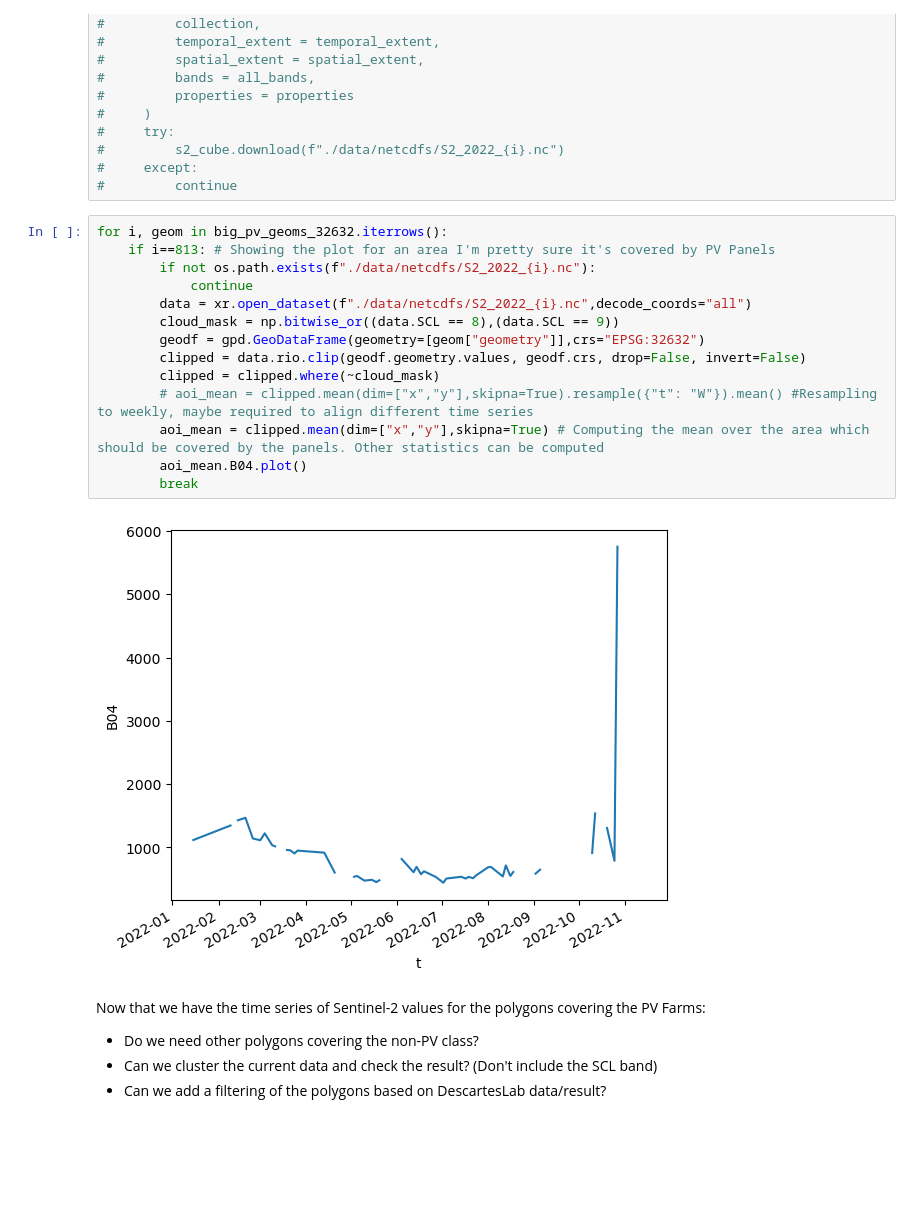
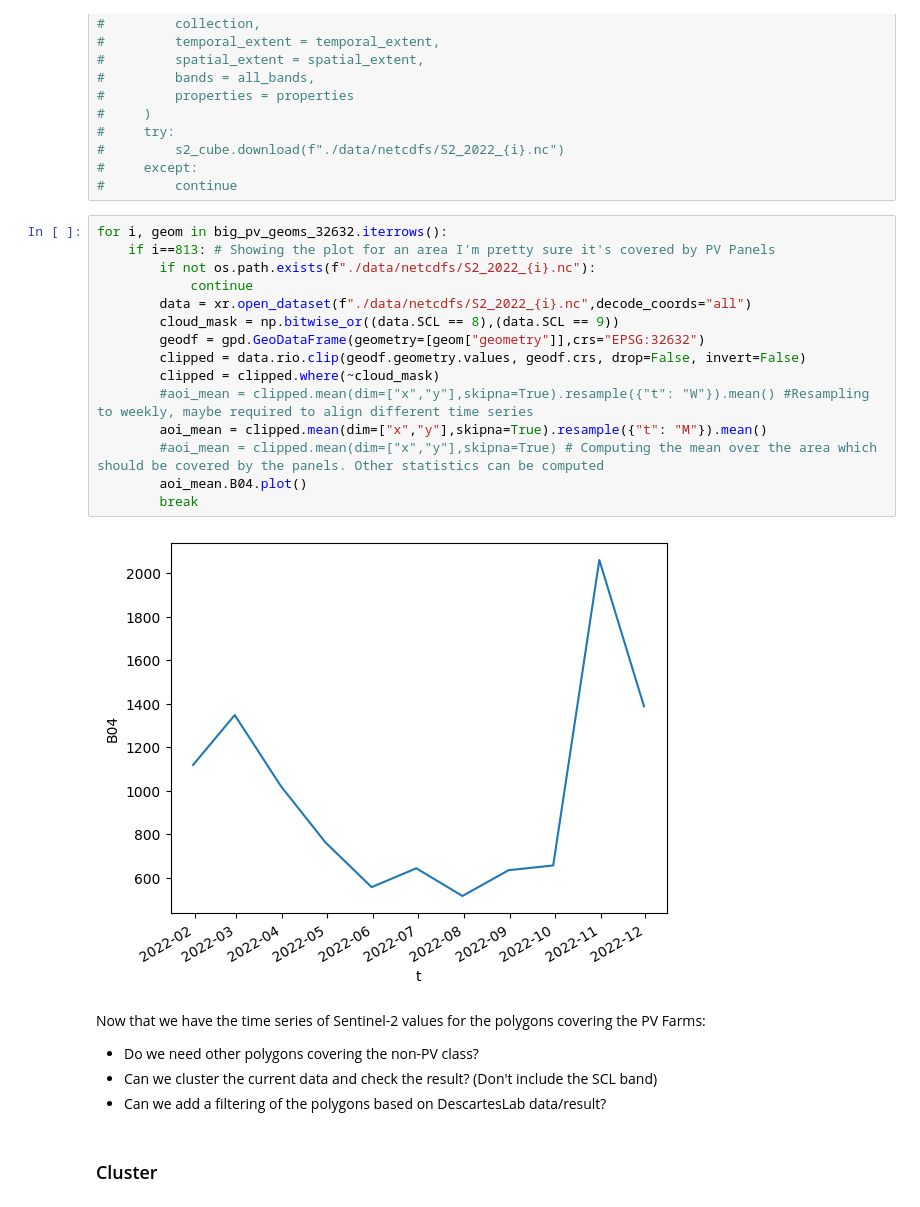
Before and after one commit to clausmichele/openEO_photovoltaic, a Jupyter notebook: openEO_data_retrieval.ipynb, the cells around one changed output. Cells and saved outputs as stored; diff of their text form; blank space fills up the shorter version.

Commit message:
Monthly and weekly clusters

```diff
--- a/openEO_data_retrieval.ipynb
+++ b/openEO_data_retrieval.ipynb
@@ -71,21 +78,24 @@ Authenticated using refresh token.
 # %%
 for i, geom in big_pv_geoms_32632.iterrows():
     if i==813: # Showing the plot for an area I'm pretty sure it's covered by PV Panels
         if not os.path.exists(f"./data/netcdfs/S2_2022_{i}.nc"):
             continue
         data = xr.open_dataset(f"./data/netcdfs/S2_2022_{i}.nc",decode_coords="all")
         cloud_mask = np.bitwise_or((data.SCL == 8),(data.SCL == 9))
         geodf = gpd.GeoDataFrame(geometry=[geom["geometry"]],crs="EPSG:32632")
         clipped = data.rio.clip(geodf.geometry.values, geodf.crs, drop=False, invert=False)
         clipped = clipped.where(~cloud_mask)
-        # aoi_mean = clipped.mean(dim=["x","y"],skipna=True).resample({"t": "W"}).mean() #Resampling to weekly, maybe required to align different time series
-        aoi_mean = clipped.mean(dim=["x","y"],skipna=True) # Computing the mean over the area which should be covered by the panels. Other statistics can be computed
+        #aoi_mean = clipped.mean(dim=["x","y"],skipna=True).resample({"t": "W"}).mean() #Resampling to weekly, maybe required to align different time series
+        aoi_mean = clipped.mean(dim=["x","y"],skipna=True).resample({"t": "M"}).mean()
+        #aoi_mean = clipped.mean(dim=["x","y"],skipna=True) # Computing the mean over the area which should be covered by the panels. Other statistics can be computed
         aoi_mean.B04.plot()
         break
 # %% [output]
-[figure, old version]
+[figure, new version]
 # %% [markdown]
 Now that we have the time series of Sentinel-2 values for the polygons covering the PV Farms:
 - Do we need other polygons covering the non-PV class?
 - Can we cluster the current data and check the result? (Don't include the SCL band)
 - Can we add a filtering of the polygons based on DescartesLab data/result?
+# %% [markdown]
+### Cluster
```
Also changed, not shown: parts of 13 cells of this notebook.
